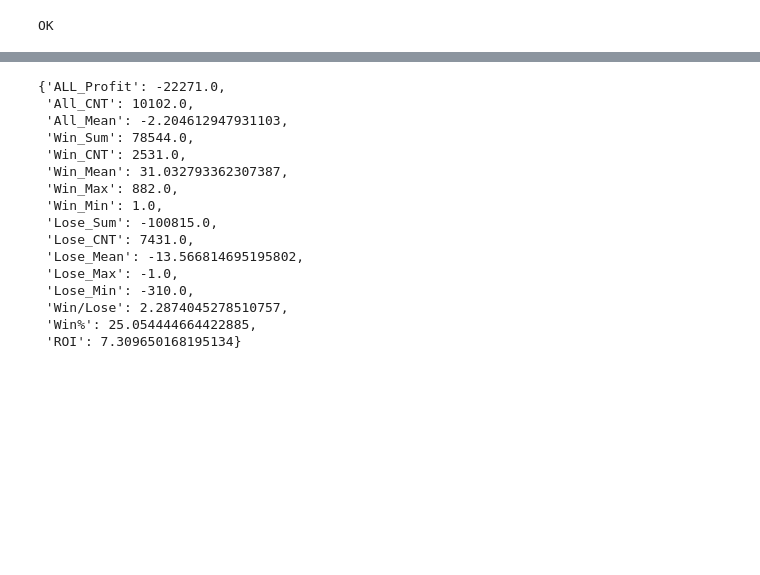
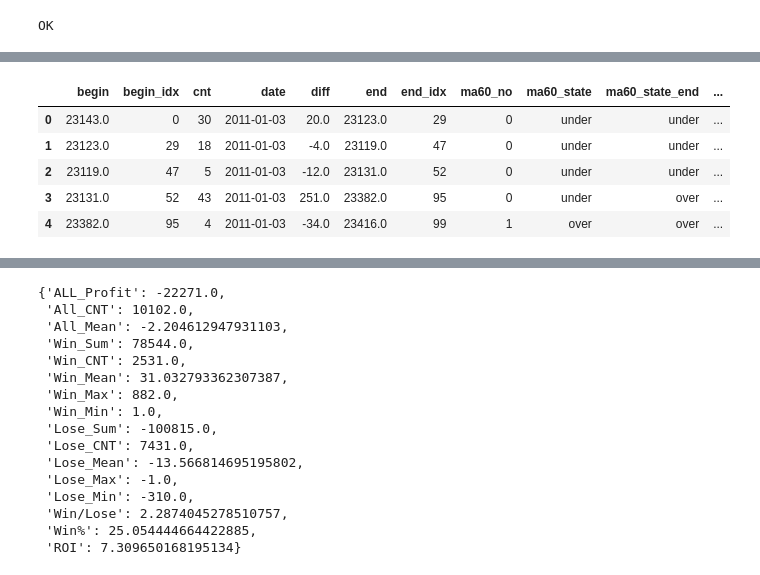
Before and after one commit to che7611/test2, a Jupyter notebook: HL_Strategy.ipynb, the cells around one changed output, grey strips where cells are left out. Saved outputs shown, nothing was run; the diff lists cells and outputs as text; code cells hidden in the pictures; blank space fills up the shorter version.

```diff
--- a/HL_Strategy.ipynb
+++ b/HL_Strategy.ipynb
@@ -135,6 +133,8 @@ class backtesting():
         self._para['macd_no_red']=0
         self._para['macd_no_green']=0
         self._para['macd']['cnt']=1
+        self._para['macd']['std_up']=0
+        self._para['macd']['std_dn']=0
 
 #计算主体部分----------------------------------------------------------------------------------
     def loop_calc(self):
@@ -186,6 +186,11 @@ class backtesting():
         else:
             macd['cnt']+=1
 
+        if row['std1']>=1.5:
+            macd['std_up']+=1
+        elif row['std1']<=-1.5:
+            macd['std_dn']+=1
+
         if state>0:
             macd['prod']=self._para['prod']
             macd['date']=self._para['date']
@@ -195,6 +200,7 @@ class backtesting():
             macd['ma60_state_end']=self._para['ma60']['state']
             self._res['macd'].append(macd)
             macd={}
+            macd['std_up'],macd['std_dn']=0,0
             macd['ma60_state']=self._para['ma60']['state']
             macd['ma60_no']=self._para['ma60']['no']
             macd['no']=self._para['macd_no_red'] if state==1 else self._para['macd_no_green']
@@ -420,3 +426,12 @@ macd=pd.DataFrame(test._res['macd'])
+# %%
+macd.head()
+# %% [output]
+|  | begin | begin_idx | cnt | date | diff | end | end_idx | ma60_no | ma60_state | ma60_state_end | ... |
+| 0 | 23143.0 | 0 | 30 | 2011-01-03 | 20.0 | 23123.0 | 29 | 0 | under | under | ... |
+| 1 | 23123.0 | 29 | 18 | 2011-01-03 | -4.0 | 23119.0 | 47 | 0 | under | under | ... |
+| 2 | 23119.0 | 47 | 5 | 2011-01-03 | -12.0 | 23131.0 | 52 | 0 | under | under | ... |
+| 3 | 23131.0 | 52 | 43 | 2011-01-03 | 251.0 | 23382.0 | 95 | 0 | under | over | ... |
+| 4 | 23382.0 | 95 | 4 | 2011-01-03 | -34.0 | 23416.0 | 99 | 1 | over | over | ... |
 # %%
 Calc=['sum','count','mean','std','max','min']
 # macd=pd.DataFrame(test._res['macd'])
```
Also changed, not shown: parts of 3 cells of this notebook, 3 other files.
